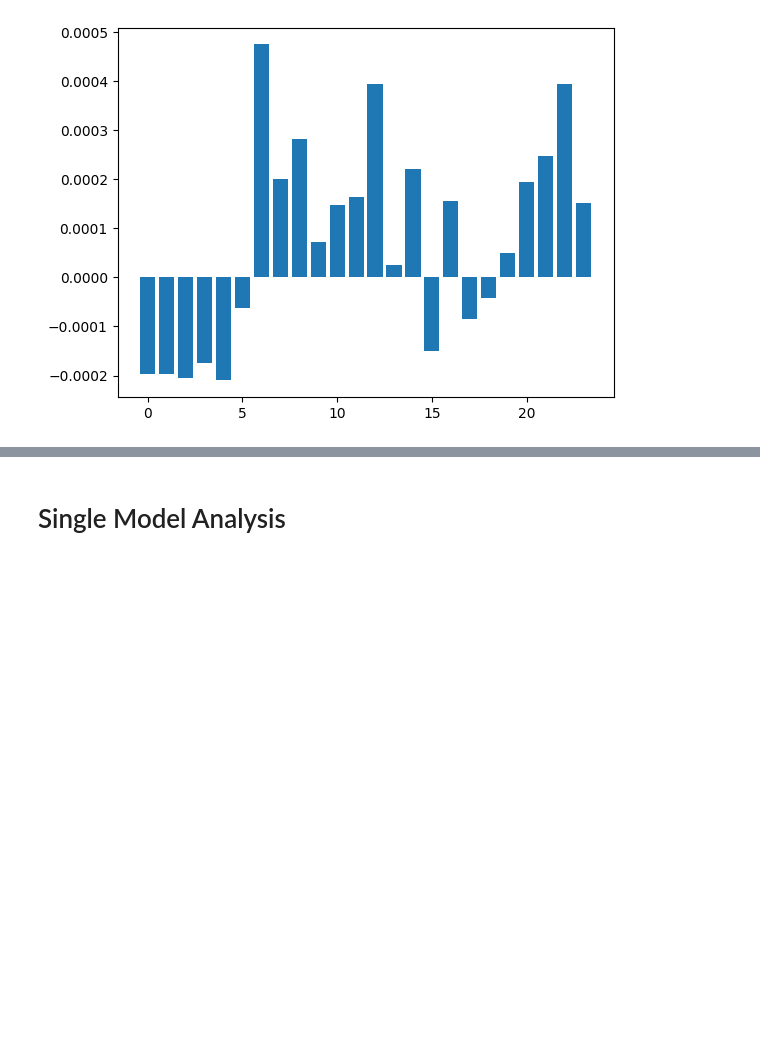
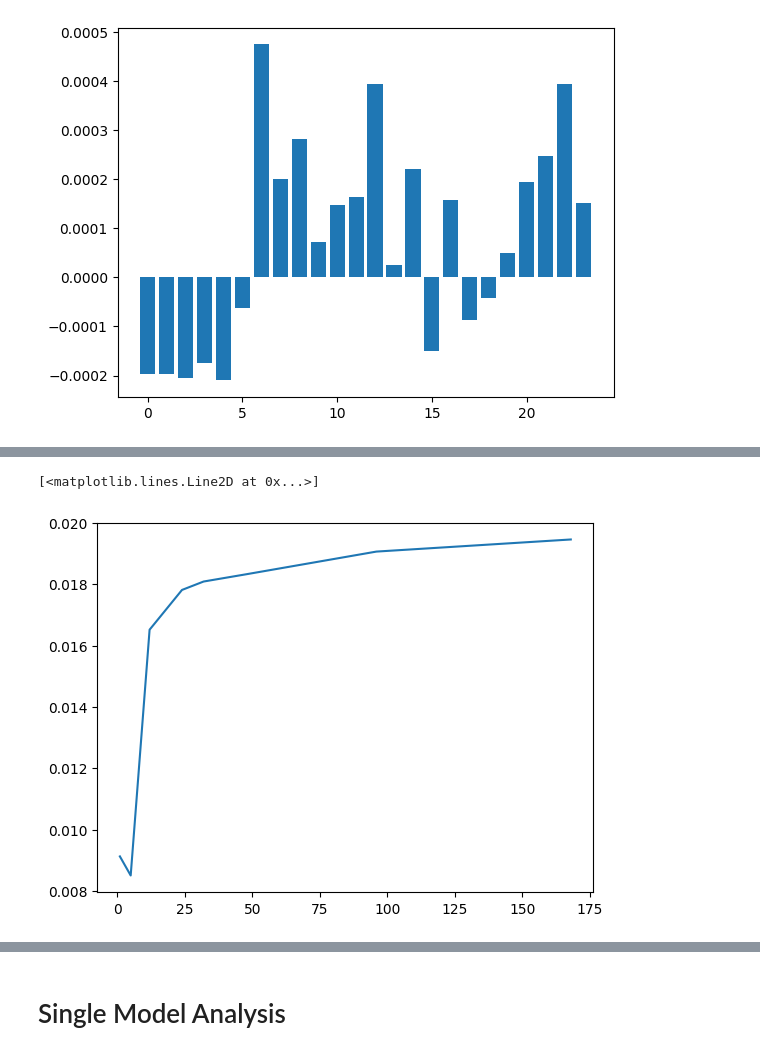
Before and after one commit to adrianbeer/GetaBot, a Jupyter notebook: DecisionTree.ipynb, the cells around one changed output, grey strips where cells are left out. Saved outputs shown, nothing was run; the diff lists cells and outputs as text; code cells hidden in the pictures; blank space fills up the shorter version.

```diff
--- a/DecisionTree.ipynb
+++ b/DecisionTree.ipynb
@@ -187,11 +188,13 @@ df_hour["Is_Monday"] = df_hour["Open time"].dt.day_of_week == 0
 dt_indicators.extend([f'Is_AfterHour', f'Is_Monday'])
 # %%
 #berechnet performance für das gewollte Zeitfenster
-def create_labels(data: pd.DataFrame, window: int):
+def create_labels(df: pd.DataFrame, window: int):
+    data = df.copy()
     data["future_return"] = data["Close"].shift(-window) / data["Close"] - 1
     data["label"] = (data["future_return"] > TRANSACTION_COSTS*2).astype(int)
     data.dropna(inplace=True)
     data.reset_index(drop=True, inplace=True)
+    return data
 # %%
 from sklearn import tree
 def train_model(data: pd.DataFrame, features: list, target: str, param_grid, estimator):
@@ -353,2 +361,24 @@ def find_best_indicators(data: pd.DataFrame, indicators: list, target: str, hold
 # %%
-HOLDING_WINDOW = 24
+qs = []
+windows = [1, 5, 12, 24, 32, 48, 96, 7*24]
+for holding_window in windows:
+
+    # Labels erstellen
+    labeled_data = create_labels(df_hour, window=holding_window)
+
+    #dt_indicators.extend([f'EMA_{5}', f'EMA_{50}', f'EMA_{500}'])
+    # Liste der Indikatoren
+    #["SMA_50_Sig", "SMA_500_Sig", "HMA_50_Sig", "EMA_50_Sig", "EMA_500_Sig", "EMA_5_Sig"]#["OBV", "RSI_5", "RSI_10"]#, "RSI_50", "RSI_50", "MACD", "MACD_Signal", "Momentum_10", "StochRSI_10", "StochRSI_20", "StochRSI_50"]
+    features = dt_indicators
+
+    # Beste Indikatoren finden
+    best_model, best_combination, best_sharpe, train_sharpe_ratios, test_sharpe_ratios, models, combos = find_best_indicators(labeled_data,
+                                                                                                                            features,
+                                                                                                                            holding_period=holding_window,
+                                                                                                                            target="label",
+                                                                                                                            signal_threshold=0.55,
+                                                                                                                            plot=False)
+    res = pd.DataFrame.from_dict({"test":test_sharpe_ratios,
+                                "train":train_sharpe_ratios})
+    q = res["test"].quantile(0.8)
+    qs.append(q)
@@ -361,0 +593,5 @@ features = dt_indicators#["SMA_50_Sig", "SMA_500_Sig", "HMA_50_Sig", "EMA_50_Sig
+# %%
+plt.plot(windows, qs)
+# %% [output]
+[<matplotlib.lines.Line2D at 0x...>]
+[figure, added]
```
Also changed, not shown: parts of 24 cells of this notebook.
